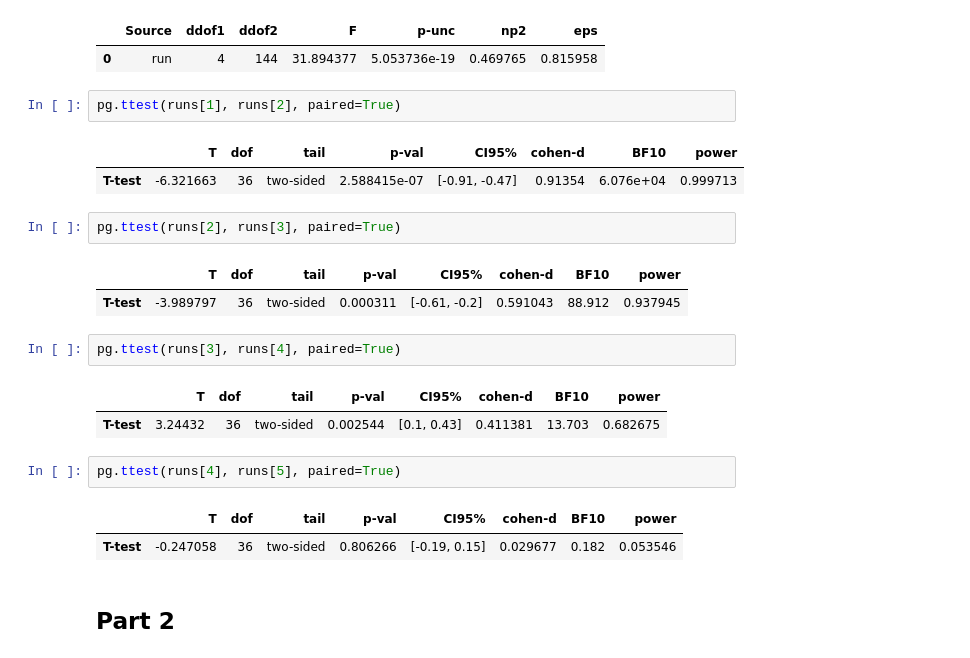
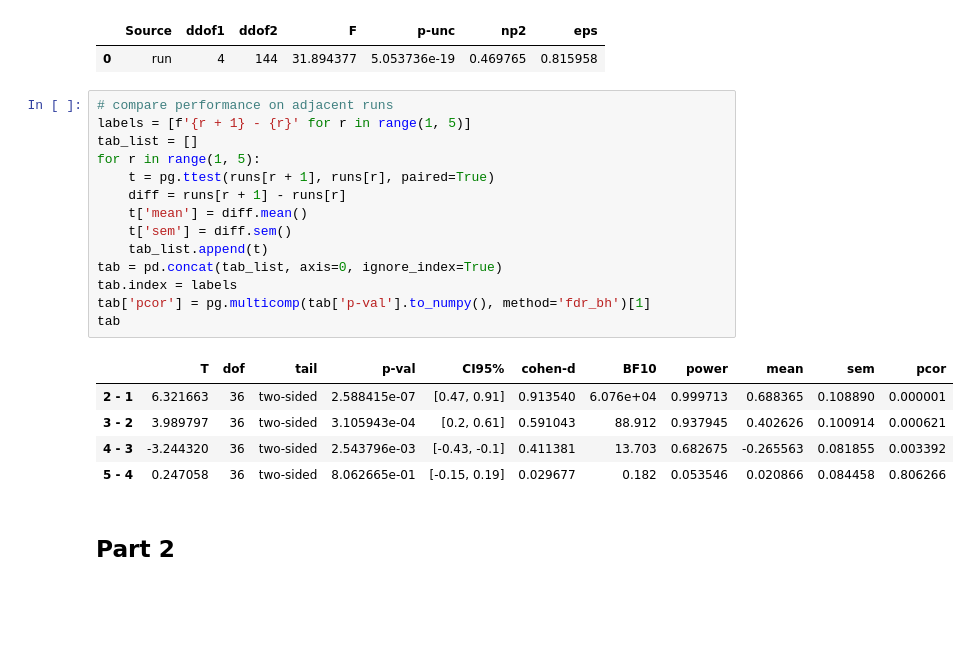
Before and after one commit to prestonlab/tesser, a Jupyter notebook: jupyter/plot_struct.ipynb, the cells around one changed output. Saved outputs shown, nothing was run; the diff lists cells and outputs as text; blank space fills up the shorter version.

Commit message:
feat: add more struct performance stats

```diff
--- a/jupyter/plot_struct.ipynb
+++ b/jupyter/plot_struct.ipynb
@@ -63,26 +73,26 @@ pg.rm_anova(part1, dv='dprime', within='run', subject='subject')
 # %% [output]
 |  | Source | ddof1 | ddof2 | F | p-unc | np2 | eps |
 | 0 | run | 4 | 144 | 31.894377 | 5.053736e-19 | 0.469765 | 0.815958 |
-# %%
-pg.ttest(runs[1], runs[2], paired=True)
-# %% [output]
-|  | T | dof | tail | p-val | CI95% | cohen-d | BF10 | power |
-| T-test | -6.321663 | 36 | two-sided | 2.588415e-07 | [-0.91, -0.47] | 0.91354 | 6.076e+04 | 0.999713 |
-# %%
-pg.ttest(runs[2], runs[3], paired=True)
-# %% [output]
-|  | T | dof | tail | p-val | CI95% | cohen-d | BF10 | power |
-| T-test | -3.989797 | 36 | two-sided | 0.000311 | [-0.61, -0.2] | 0.591043 | 88.912 | 0.937945 |
-# %%
-pg.ttest(runs[3], runs[4], paired=True)
-# %% [output]
-|  | T | dof | tail | p-val | CI95% | cohen-d | BF10 | power |
-| T-test | 3.24432 | 36 | two-sided | 0.002544 | [0.1, 0.43] | 0.411381 | 13.703 | 0.682675 |
-# %%
-pg.ttest(runs[4], runs[5], paired=True)
-# %% [output]
-|  | T | dof | tail | p-val | CI95% | cohen-d | BF10 | power |
-| T-test | -0.247058 | 36 | two-sided | 0.806266 | [-0.19, 0.15] | 0.029677 | 0.182 | 0.053546 |
+# %%
+# compare performance on adjacent runs
+labels = [f'{r + 1} - {r}' for r in range(1, 5)]
+tab_list = []
+for r in range(1, 5):
+    t = pg.ttest(runs[r + 1], runs[r], paired=True)
+    diff = runs[r + 1] - runs[r]
+    t['mean'] = diff.mean()
+    t['sem'] = diff.sem()
+    tab_list.append(t)
+tab = pd.concat(tab_list, axis=0, ignore_index=True)
+tab.index = labels
+tab['pcor'] = pg.multicomp(tab['p-val'].to_numpy(), method='fdr_bh')[1]
+tab
+# %% [output]
+|  | T | dof | tail | p-val | CI95% | cohen-d | BF10 | power | mean | sem | pcor |
+| 2 - 1 | 6.321663 | 36 | two-sided | 2.588415e-07 | [0.47, 0.91] | 0.913540 | 6.076e+04 | 0.999713 | 0.688365 | 0.108890 | 0.000001 |
+| 3 - 2 | 3.989797 | 36 | two-sided | 3.105943e-04 | [0.2, 0.61] | 0.591043 | 88.912 | 0.937945 | 0.402626 | 0.100914 | 0.000621 |
+| 4 - 3 | -3.244320 | 36 | two-sided | 2.543796e-03 | [-0.43, -0.1] | 0.411381 | 13.703 | 0.682675 | -0.265563 | 0.081855 | 0.003392 |
+| 5 - 4 | 0.247058 | 36 | two-sided | 8.062665e-01 | [-0.15, 0.19] | 0.029677 | 0.182 | 0.053546 | 0.020866 | 0.084458 | 0.806266 |
 # %% [markdown]
 ## Part 2
 # %%
```
Also changed, not shown: parts of 3 cells of this notebook.
